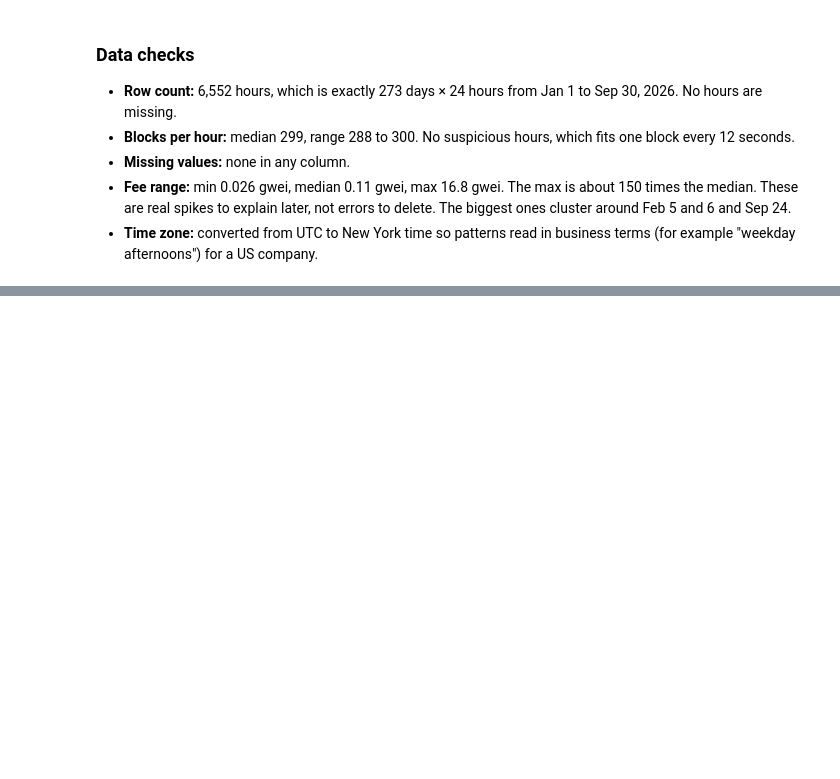
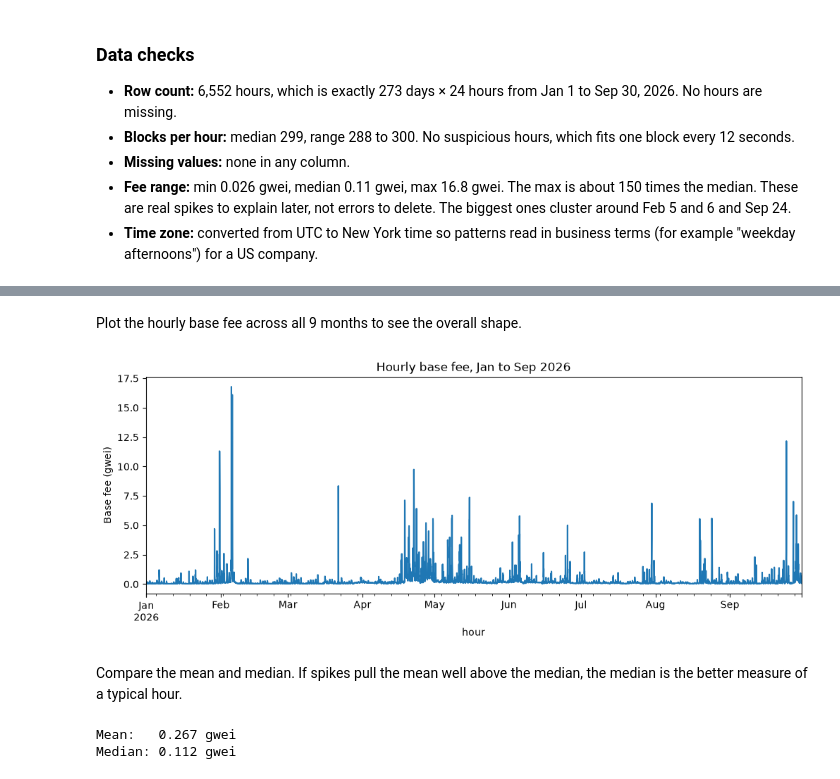
Before and after one commit to Benjamin10444/eth-gas-fee-study, a Jupyter notebook: notebooks/01_gas_analysis.ipynb, the cells around one changed output, grey strips where cells are left out. Saved outputs shown, nothing was run; the diff lists cells and outputs as text; code cells hidden in the pictures; blank space fills up the shorter version.

```diff
--- a/notebooks/01_gas_analysis.ipynb
+++ b/notebooks/01_gas_analysis.ipynb
@@ -56,0 +65,18 @@ Name: avg_base_fee_gwei, dtype: float64
+# %% [markdown]
+Plot the hourly base fee across all 9 months to see the overall shape.
+# %%
+import matplotlib.pyplot as plt
+
+df.set_index("hour")["avg_base_fee_gwei"].plot(figsize=(12, 4), title="Hourly base fee, Jan to Sep 2026")
+plt.ylabel("Base fee (gwei)")
+plt.show()
+# %% [output]
+[figure, added]
+# %% [markdown]
+Compare the mean and median. If spikes pull the mean well above the median, the median is the better measure of a typical hour.
+# %%
+print("Mean:  ", round(df["avg_base_fee_gwei"].mean(), 3), "gwei")
+print("Median:", round(df["avg_base_fee_gwei"].median(), 3), "gwei")
+# %% [output]
+Mean:   0.267 gwei
+Median: 0.112 gwei
```
Also changed, not shown: parts of 2 cells of this notebook.
